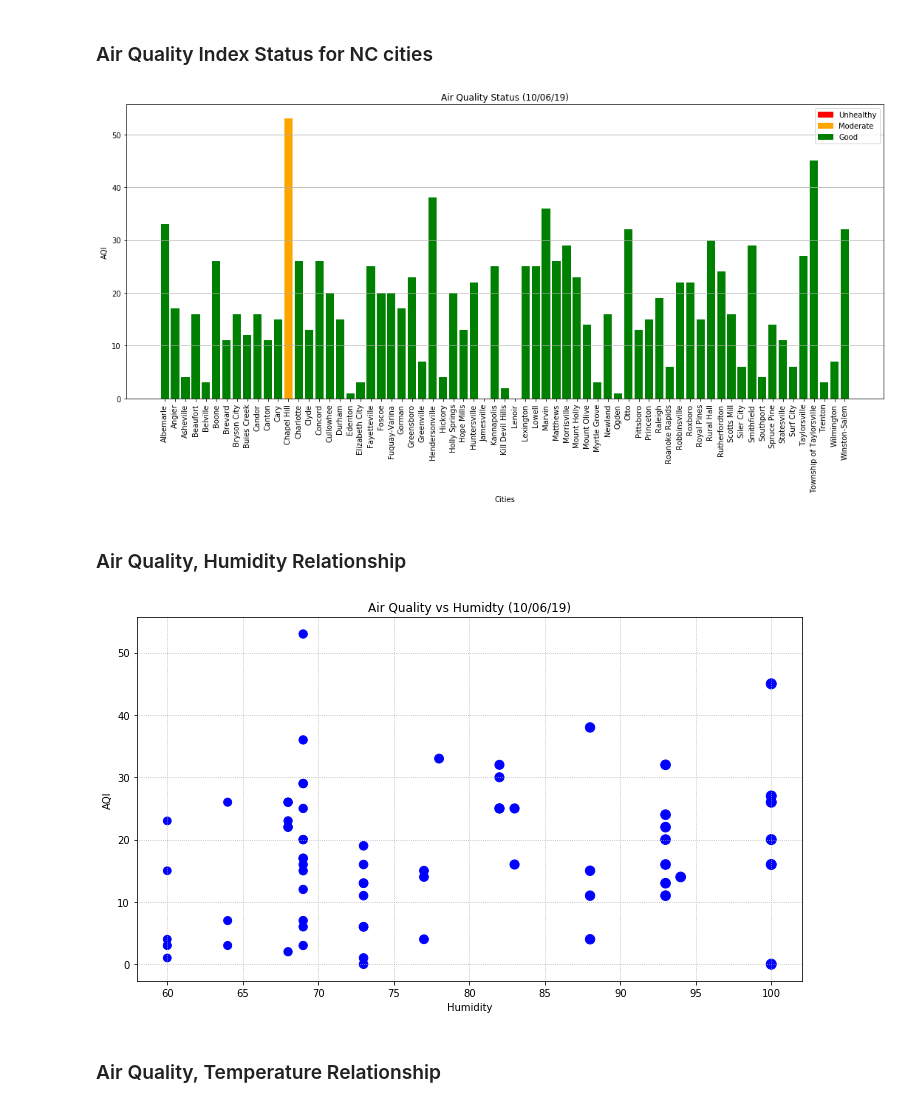
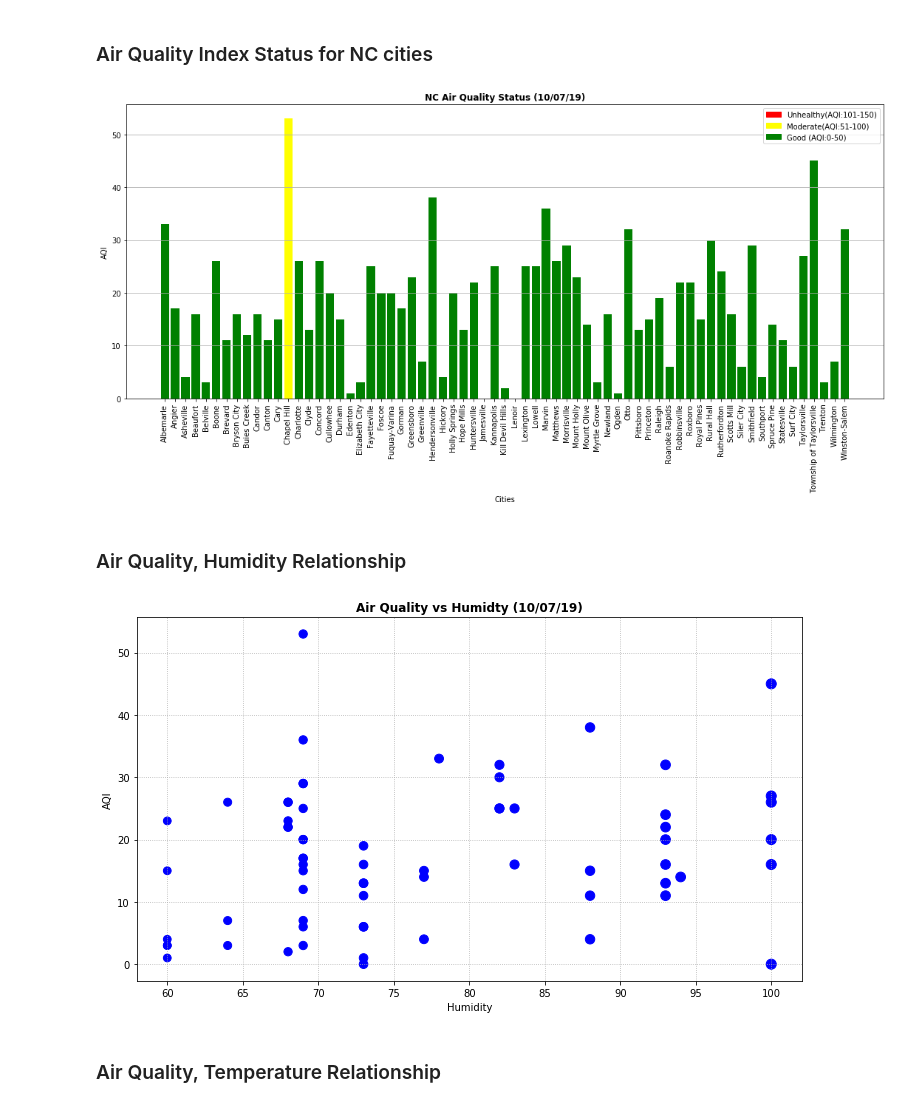
Before and after one commit to nadireag/Air-Quality, a Jupyter notebook: AirQualityPy.ipynb, the cells around one changed output. Drawn from its saved outputs; the diff is of its cells as text; code cells hidden in the pictures.

Commit message:
added analysis and updated plots

```diff
--- a/AirQualityPy.ipynb
+++ b/AirQualityPy.ipynb
@@ -201,29 +202,29 @@ nc_air_quality = air_df.to_csv("output/nc_air_quality.csv", index=False, header=
 # %%
 # Create a line chart to show air quality index change for each city
 # Change the color depending on the air quality index
 plt.figure(figsize=(15,8))
-colors = ["green" if x <= 50 else "orange" if x <= 100 else "red" for x in air_df["Air Quality"]]
+colors = ["green" if x <= 50 else "yellow" if x <= 100 else "orange" for x in air_df["Air Quality"]]
 plt.bar(air_df["City"], air_df["Air Quality"], align="center", color = colors)
 
 # Add labels
 plt.xticks(air_df["City"], rotation = 90)
-plt.title("Air Quality Status (%s)" % time.strftime("%x"))
+plt.title("NC Air Quality Status (%s)" % time.strftime("%x"), fontweight="bold")
 plt.ylabel("AQI")
 plt.xlabel("Cities")
 
-colors1 = {"Unhealthy": "red", "Moderate": "orange", "Good": "green"}
+colors1 = {"Unhealthy(AQI:101-150)": "red", "Moderate(AQI:51-100)": "yellow", "Good (AQI:0-50)": "green"}
 labels = list(colors1.keys())
 handles= [plt.Rectangle((0,0),1,1, color=colors1[label]) for label in labels]
 plt.legend(handles,labels)
 
 plt.grid(axis="y")
 
 # Save the plot
 plt.tight_layout()
 plt.savefig("Output/air_quality.png")
 plt.show()
 # %% [output]
-[figure, old version]
+[figure, new version]
 # %% [markdown]
 ### Air Quality, Humidity Relationship
 # %%
@@ -232,8 +233,10 @@ plt.show()
 plt.figure(figsize=(10,6))
 plt.scatter(air_df["Humidity"], air_df["Air Quality"], marker = "o", color = "blue", s=air_df["Humidity"])
 
+
+
 # Add Labels
-plt.title("Air Quality vs Humidty (%s)" % time.strftime("%x"))
+plt.title("Air Quality vs Humidty (%s)" % time.strftime("%x"), fontweight="bold")
 plt.xlabel("Humidity")
 plt.ylabel("AQI")
 plt.grid(linestyle=":")
@@ -243,7 +246,7 @@ plt.tight_layout()
 plt.savefig("Output/aqi_humidity.png")
 plt.show()
 # %% [output]
-[figure, old version]
+[figure, new version]
 # %% [markdown]
 ### Air Quality, Temperature Relationship
 # %%
```
Also changed, not shown: parts of 8 cells of this notebook, 4 other files.
